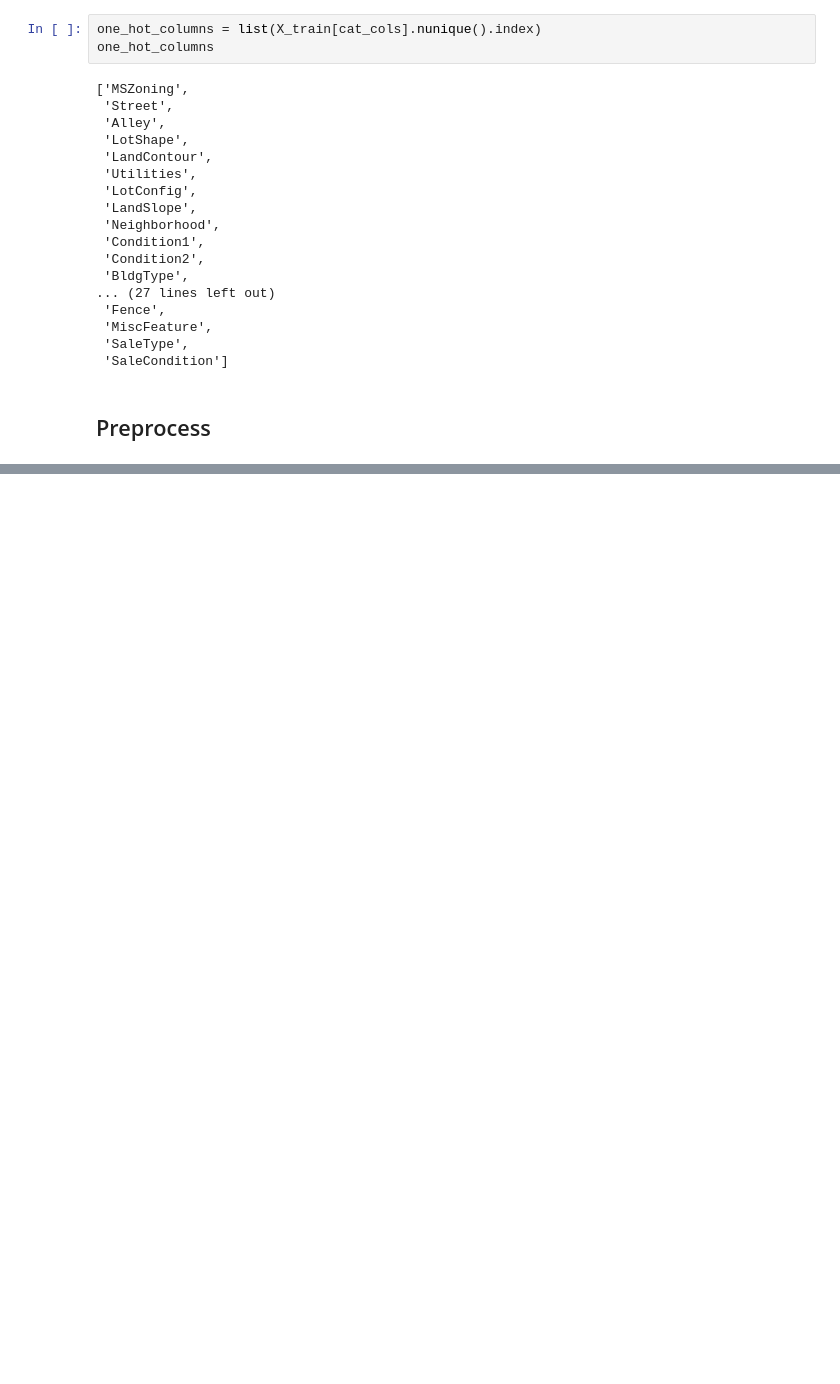
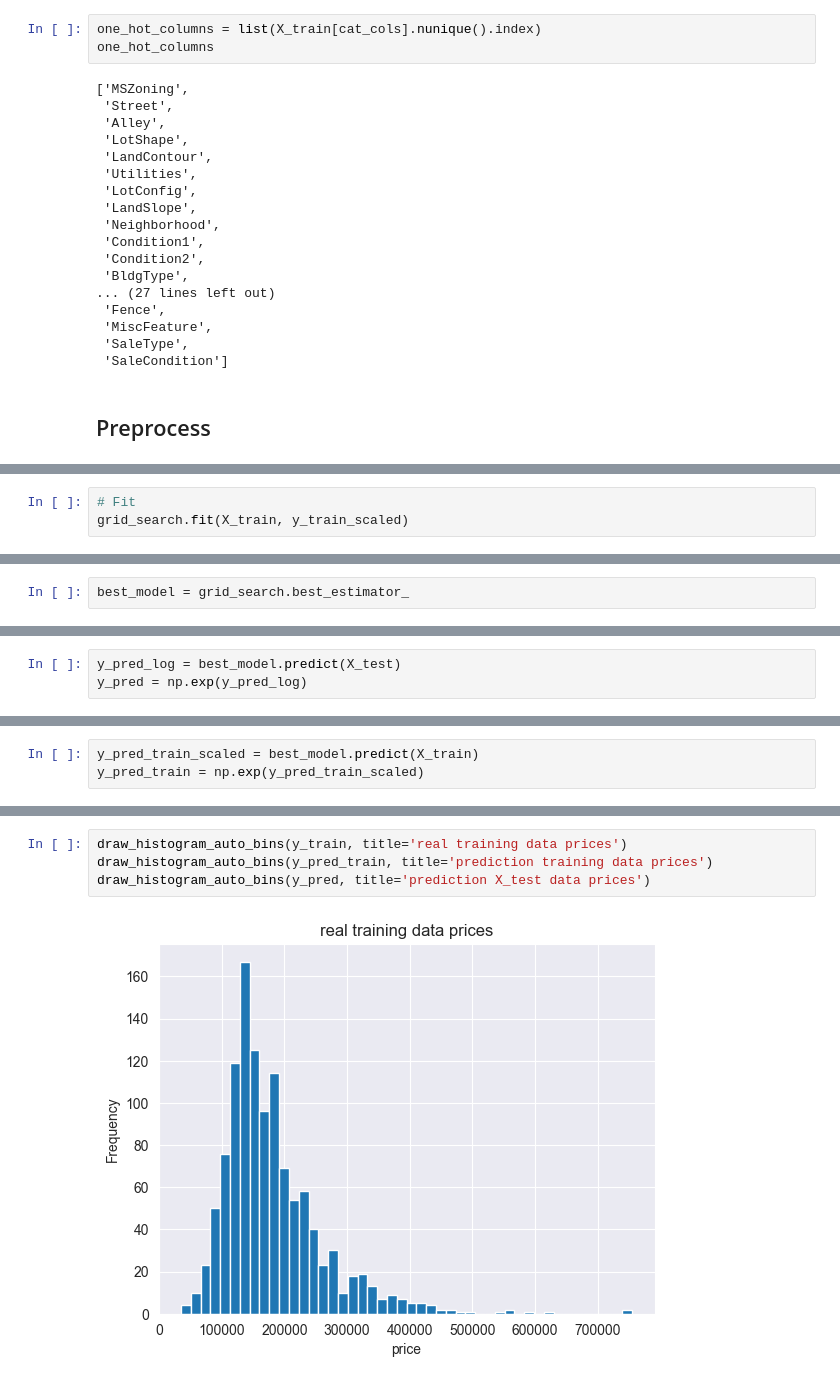
Before and after one commit to nmach22/house-prices-ml, a Jupyter notebook: house-prices.ipynb, the cells around one changed output, grey strips where cells are left out. Cells and saved outputs as stored; diff of their text form; blank space fills up the shorter version.

```diff
--- a/house-prices.ipynb
+++ b/house-prices.ipynb
@@ -416,0 +214,3 @@ submission
+# %%
+# Fit
+grid_search.fit(X_train, y_train_scaled)
@@ -416,0 +229,2 @@ submission
+# %%
+best_model = grid_search.best_estimator_
@@ -416,0 +237,3 @@ submission
+# %%
+y_pred_log = best_model.predict(X_test)
+y_pred = np.exp(y_pred_log)
@@ -416,0 +265,3 @@ submission
+# %%
+y_pred_train_scaled = best_model.predict(X_train)
+y_pred_train = np.exp(y_pred_train_scaled)
@@ -416,0 +287,6 @@ submission
+# %%
+draw_histogram_auto_bins(y_train, title='real training data prices')
+draw_histogram_auto_bins(y_pred_train, title='prediction training data prices')
+draw_histogram_auto_bins(y_pred, title='prediction X_test data prices')
+# %% [output]
+[figure, added]
```
Also changed, not shown: parts of 40 cells of this notebook, 2 other files.
